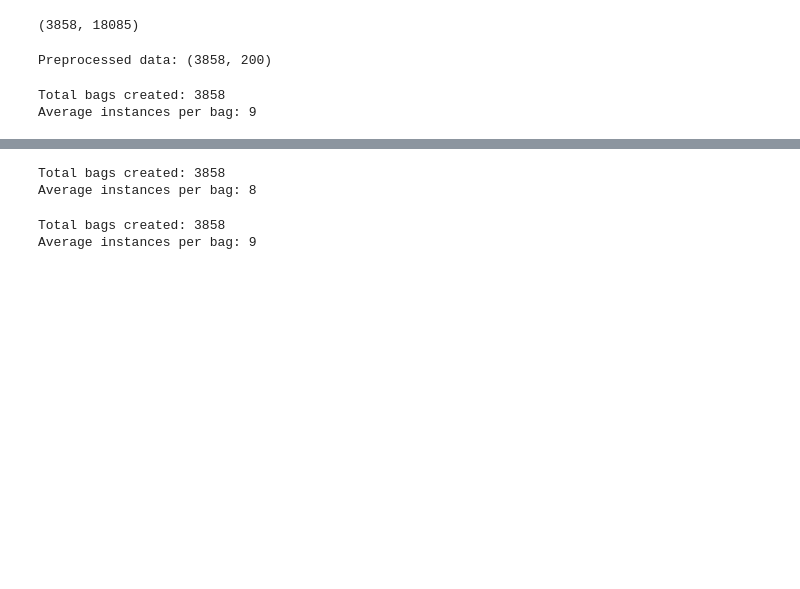
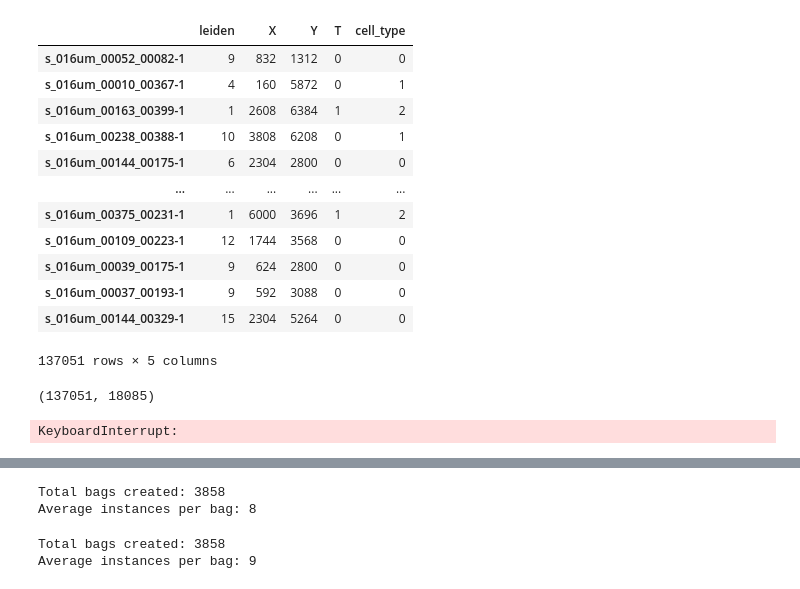
Before and after one commit to yaober/SPACER, a Jupyter notebook: dataset.ipynb, the cells around one changed output, grey strips where cells are left out. Cells and saved outputs as stored; diff of their text form; code cells hidden in the pictures; blank space fills up the shorter version.

Commit message:
fix bug for mil and dataset

```diff
--- a/dataset.ipynb
+++ b/dataset.ipynb
@@ -9,6 +9,24 @@ import scipy.sparse as sp
 from tqdm import tqdm
 from tqdm import trange
 from scipy.sparse import issparse
+# %%
+adata = sc.read_h5ad('/project/DPDS/Wang_lab/shared/spatial_TCR/data/train_validate/VisiumHD/HumanColorectalCancer/T_cell.h5ad')
+# %%
+adata.obs
+# %% [output]
+|  | leiden | X | Y | T | cell_type |
+| s_016um_00052_00082-1 | 9 | 832 | 1312 | 0 | 0 |
+| s_016um_00010_00367-1 | 4 | 160 | 5872 | 0 | 1 |
+| s_016um_00163_00399-1 | 1 | 2608 | 6384 | 1 | 2 |
+| s_016um_00238_00388-1 | 10 | 3808 | 6208 | 0 | 1 |
+| s_016um_00144_00175-1 | 6 | 2304 | 2800 | 0 | 0 |
+| ... | ... | ... | ... | ... | ... |
+| s_016um_00375_00231-1 | 1 | 6000 | 3696 | 1 | 2 |
+| s_016um_00109_00223-1 | 12 | 1744 | 3568 | 0 | 0 |
+| s_016um_00039_00175-1 | 9 | 624 | 2800 | 0 | 0 |
+| s_016um_00037_00193-1 | 9 | 592 | 3088 | 0 | 0 |
+| s_016um_00144_00329-1 | 15 | 2304 | 5264 | 0 | 0 |
+137051 rows × 5 columns
 # %%
 adata_1 = sc.read_h5ad('/project/DPDS/Wang_lab/s439765/spatial_tcr/HumanLungCancerFFPE/HumanLungCancerFFPE.h5ad')
 adata_2 = sc.read_h5ad('/project/DPDS/Wang_lab/s439765/spatial_tcr/HumanLungCancerFFPE/HumanLungCancerFFPE.h5ad')
@@ -187,15 +209,13 @@ def custom_collate_fn(batch):
     gene_names = gene_names_list
     return distances, gene_expressions_tensors, labels, core_idxs, gene_names
 # %%
-adata_1.X.shape
+adata.X.shape
 # %% [output]
-(3858, 18085)
+(137051, 18085)
 # %%
-dataset = BagsDataset(adata_1, immune_cell='tcell', max_instances=100, radius=200, resolution='low',n_genes=200)
+dataset = BagsDataset(adata, immune_cell='tcell', max_instances=100, radius=30, resolution='low',n_genes=200)
 # %% [output]
-Preprocessed data: (3858, 200)
+KeyboardInterrupt:
-Total bags created: 3858
-Average instances per bag: 9
 # %%
 dataset = BagsDataset('./training.csv', immune_cell='tcell', max_instances=500)
 # %% [output]
```
Also changed, not shown: parts of 2 cells of this notebook, 17 other files.
